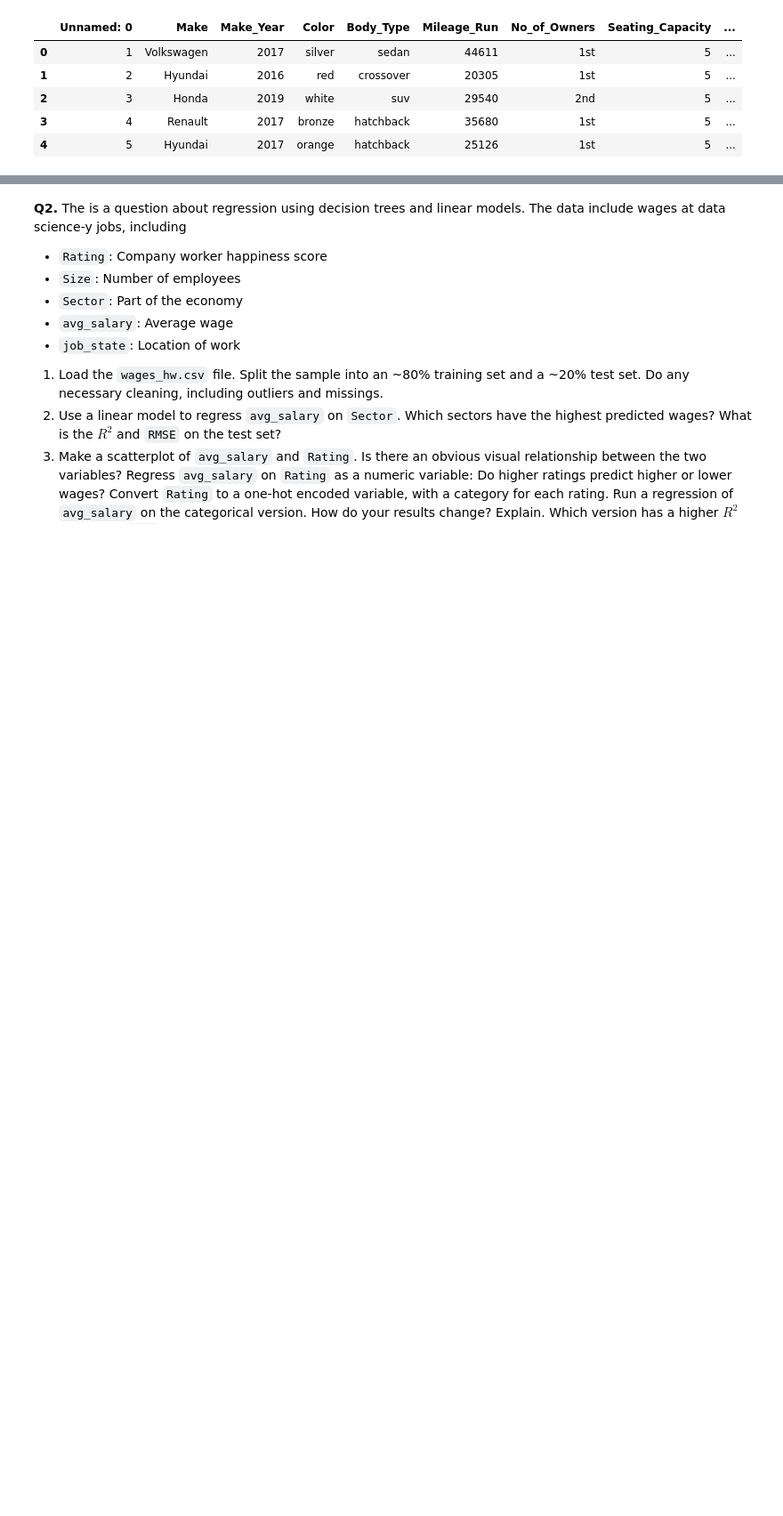
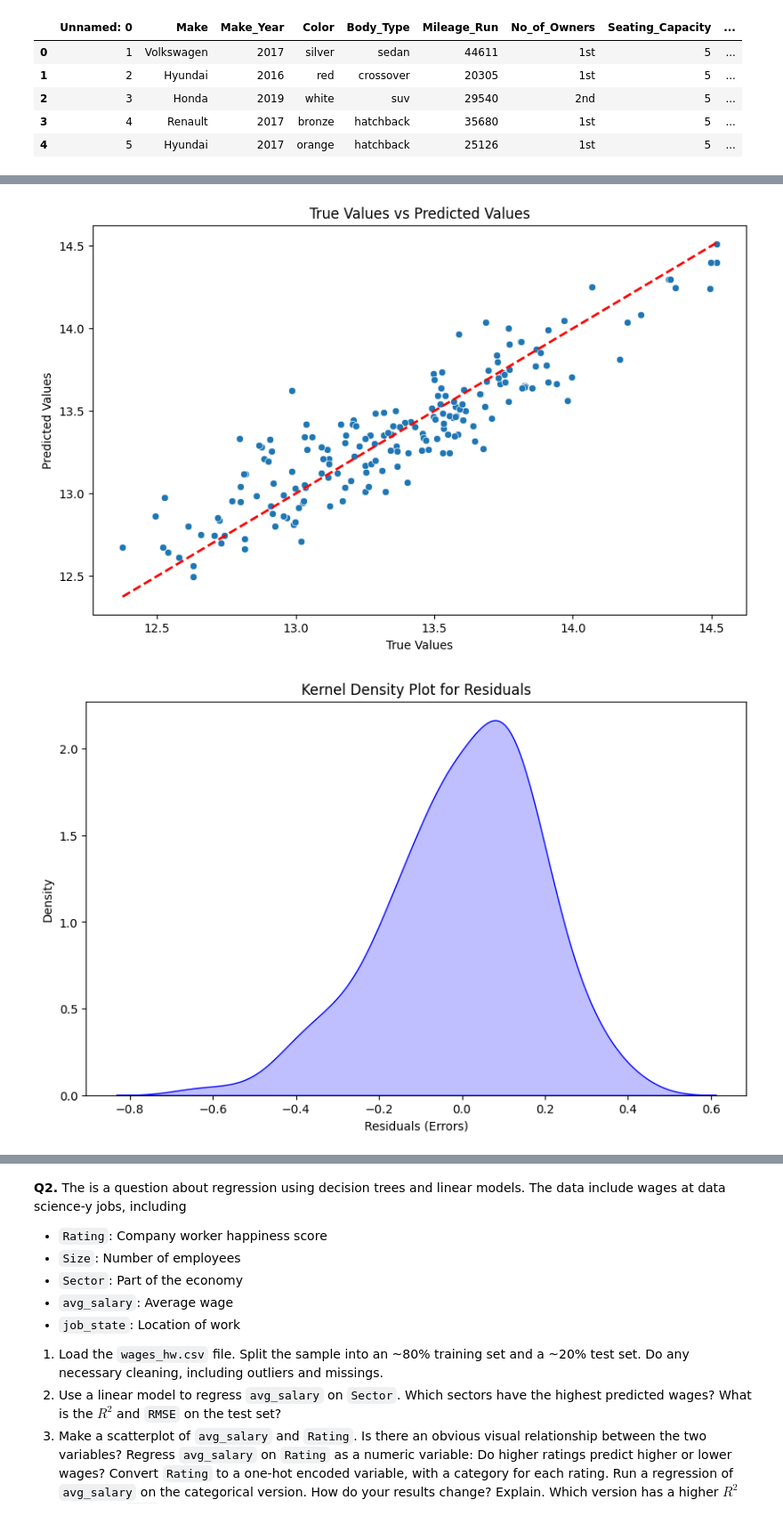
Before and after one commit to aub5uy/assignment4, a Jupyter notebook: assignment4.ipynb, the cells around one changed output, grey strips where cells are left out. Shown at 89% size. Drawn from its saved outputs; the diff is of its cells as text; code cells hidden in the pictures; blank space fills up the shorter version.

```diff
--- a/assignment4.ipynb
+++ b/assignment4.ipynb
@@ -180,0 +341,38 @@ WARNING:matplotlib.legend:No artists with labels found to put in legend.  Note t
+# %%
+# Q1-6
+# Fit the best model (Model 3)
+best_model = Pipeline([
+    ('preprocessor', preprocessor),
+    ('regressor', LinearRegression())
+])
+
+best_model.fit(X_train, y_train)
+
+# Predict on the test set
+predictions = best_model.predict(X_test)
+
+plt.figure(figsize=(10, 6))
+sns.scatterplot(x=y_test, y=predictions)
+plt.plot([min(y_test), max(y_test)], [min(y_test), max(y_test)], linestyle='--', color='red', linewidth=2)
+plt.xlabel('True Values')
+plt.ylabel('Predicted Values')
+plt.title('True Values vs Predicted Values')
+plt.show()
+
+# Residuals/Error Plot
+residuals = y_test - predictions
+
+plt.figure(figsize=(10, 6))
+sns.kdeplot(residuals, fill=True, color='b')
+plt.xlabel('Residuals (Errors)')
+plt.title('Kernel Density Plot for Residuals')
+plt.show()
+
+print("\nThe predicted values and true values roughly line up along the diagonal")
+print("The residuals look roughly bell-shaped around zero")
+print("Strengths:\n\tThe scatter plot's proximity to the diagonal line suggests that the model's predictions are generally aligned with the true values, which indicates a good predictive power of the model")
+print("\tThe roughly bell-shaped distribution of residuals in the kernel density plot is a positive sign, indicating that the errors are centered around zero, and the model is not consistently overestimating or underestimating the target variable")
+print("The only main weakness is that there are potentially a few outliers that may be impacting the performance of the model and skewing the distribution")
+# %% [output]
+[figure, added]
+[figure, added]
```
Also changed, not shown: parts of 9 cells of this notebook.
